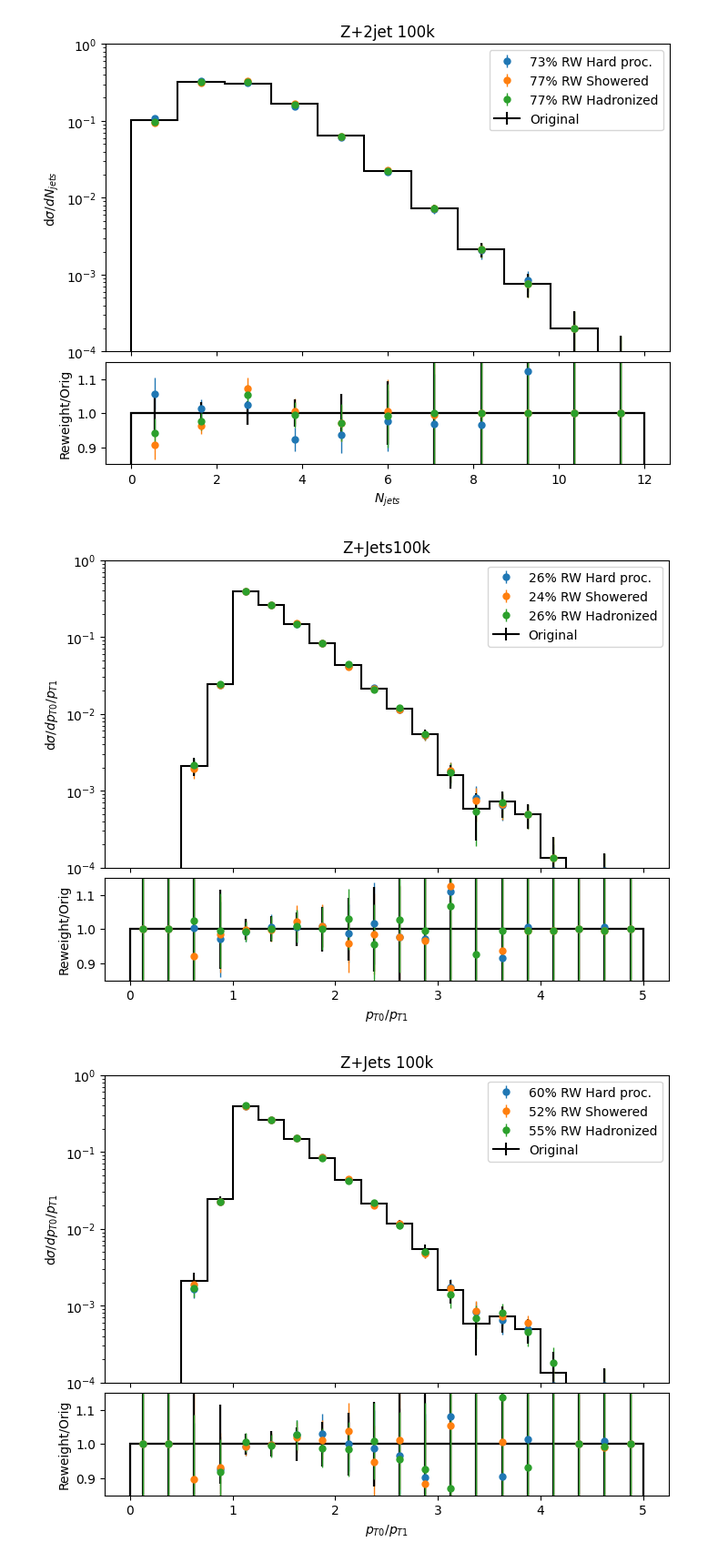
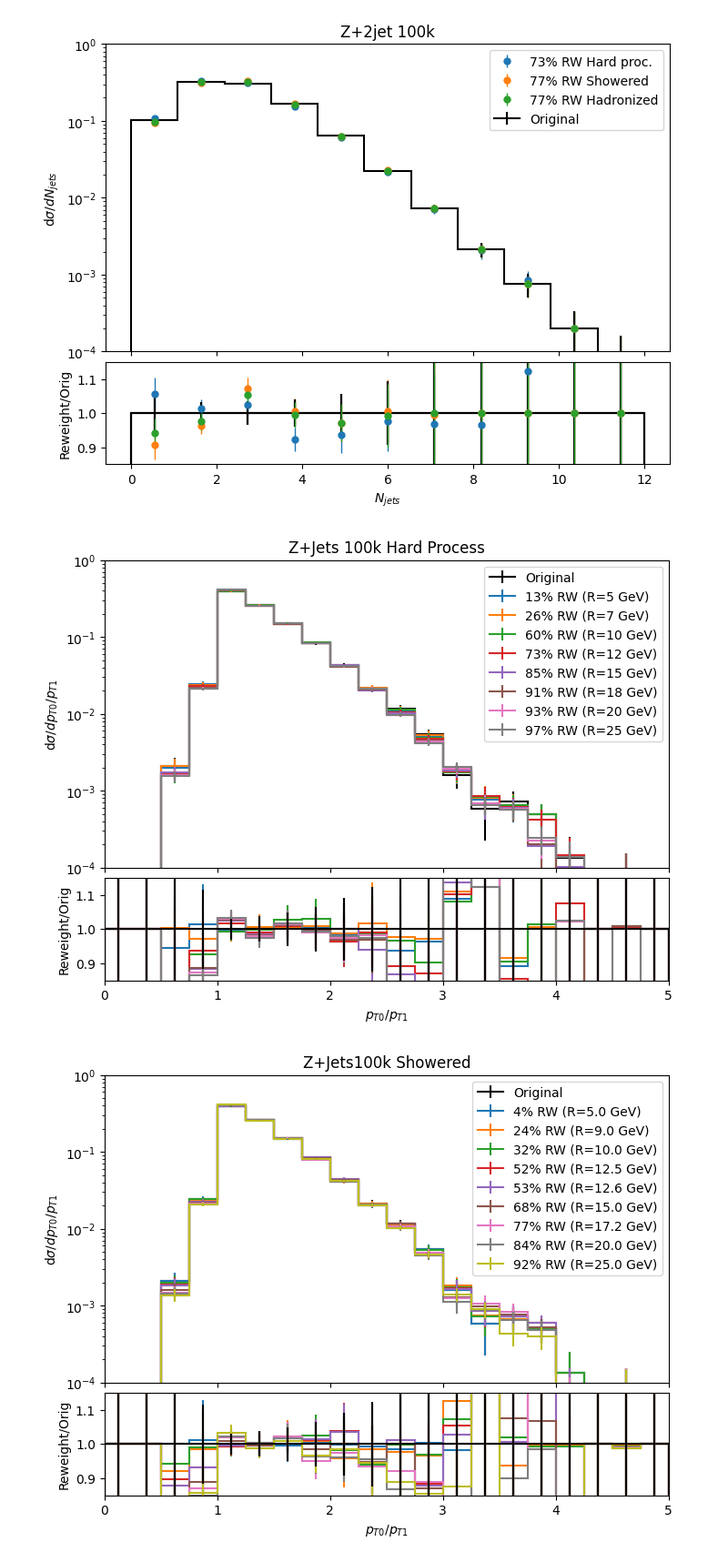
Before and after one commit to leblanc-lab/ot-cres, a Jupyter notebook: cell_reweighting_scripts/plot_zjet_hist.ipynb, the cells around one changed output. Shown at 91% size. Cells and saved outputs as stored; diff of their text form; code cells hidden in the pictures.

```diff
--- a/cell_reweighting_scripts/plot_zjet_hist.ipynb
+++ b/cell_reweighting_scripts/plot_zjet_hist.ipynb
@@ -138,11 +138,17 @@ def fix_weight_length(points, weights, weights_orig):
 # %%
 ##### Load jets
 
-zjj_jets = ak.from_parquet('~/NegativeWeights/zjj_NLO_100k_alljets.parquet')
+zjj_jets = ak.from_parquet('/oscar/data/mleblan6/lhay/zjj_NLO_100k_alljets.parquet')
 order = ak.argsort(zjj_jets.pt, axis=1, ascending=False)
 zjets = zjj_jets[order]
 ####load hp points to repopulate weights where the event==0 and those weights were not computed
 hp_points = np.load("/oscar/data/mleblan6/rjain/ppzjj_100k/hardprocess_points.npy")
+####Load z coords
+zpt = np.load('/oscar/data/mleblan6/rjain/ppzjj_100k/ppzjj_NLO_100k_zcoords.npy')[:,0]
+zeta = np.load('/oscar/data/mleblan6/rjain/ppzjj_100k/ppzjj_NLO_100k_zcoords.npy')[:,1]
+zphi = np.load('/oscar/data/mleblan6/rjain/ppzjj_100k/ppzjj_NLO_100k_zcoords.npy')[:,2]
+
+
 
 #### load original weights for ttbar, z+jet
 N=10000
@@ -591,22 +604,16 @@ plot_diff_rw(obs, dfs, process_str, fracs, weights_orig_z, xmin, xmax, numbins,
 # %%
 ### plot pt ratio of leading and subleading jet
 # from plotting import *
 obs_str = 'p_{T0}/p_{T1}' #string for labels and stuff is the observable
 numbins = 20 #number of bins
 xmin = 0
 xmax=5
 sel = (ak.num(zjj_jets.pt, axis=1)>1)
 sel_jets = zjj_jets[sel]
 obs = sel_jets.pt[:,-1]/sel_jets.pt[:,-2]
-fracs = [0.26, 0.24, 0.26]
-plot_diff_rw(obs, dfs, process_str, fracs, weights_orig_z, xmin, xmax, numbins, obs_str = obs_str, title = "Z+Jets100k", sel=sel)
-fracs = [0.6, 0.52, 0.55]
-plot_diff_rw(obs, dfs, process_str, fracs, weights_orig_z, xmin, xmax, numbins, obs_str = obs_str, title = "Z+Jets 100k", sel=sel)
-fracs = [0.73, 0.77, 0.77]
-plot_diff_rw(obs, dfs, process_str, fracs, weights_orig_z, xmin, xmax, numbins, obs_str = obs_str, title = "Z+Jets 100k", sel=sel)
 plot_same_rw_all(obs, zjet_hp_df, weights_orig_z, numbins, xmin, xmax, obs_str=obs_str, sel=sel, title = "Z+Jets 100k Hard Process")
 plot_same_rw_all(obs, zjet_ps_df, weights_orig_z, numbins, xmin, xmax, obs_str=obs_str, sel=sel, title = "Z+Jets100k Showered")
 plot_same_rw_all(obs, zjet_had_df, weights_orig_z, numbins, xmin, xmax, obs_str=obs_str, sel=sel, title = "Z+Jets100k Hadronized")
 # %% [output]
-[figure, old version]
+[figure, new version]
-[figure, old version]
+[figure, new version]
```
Also changed, not shown: parts of 8 cells of this notebook, 2 other files.
